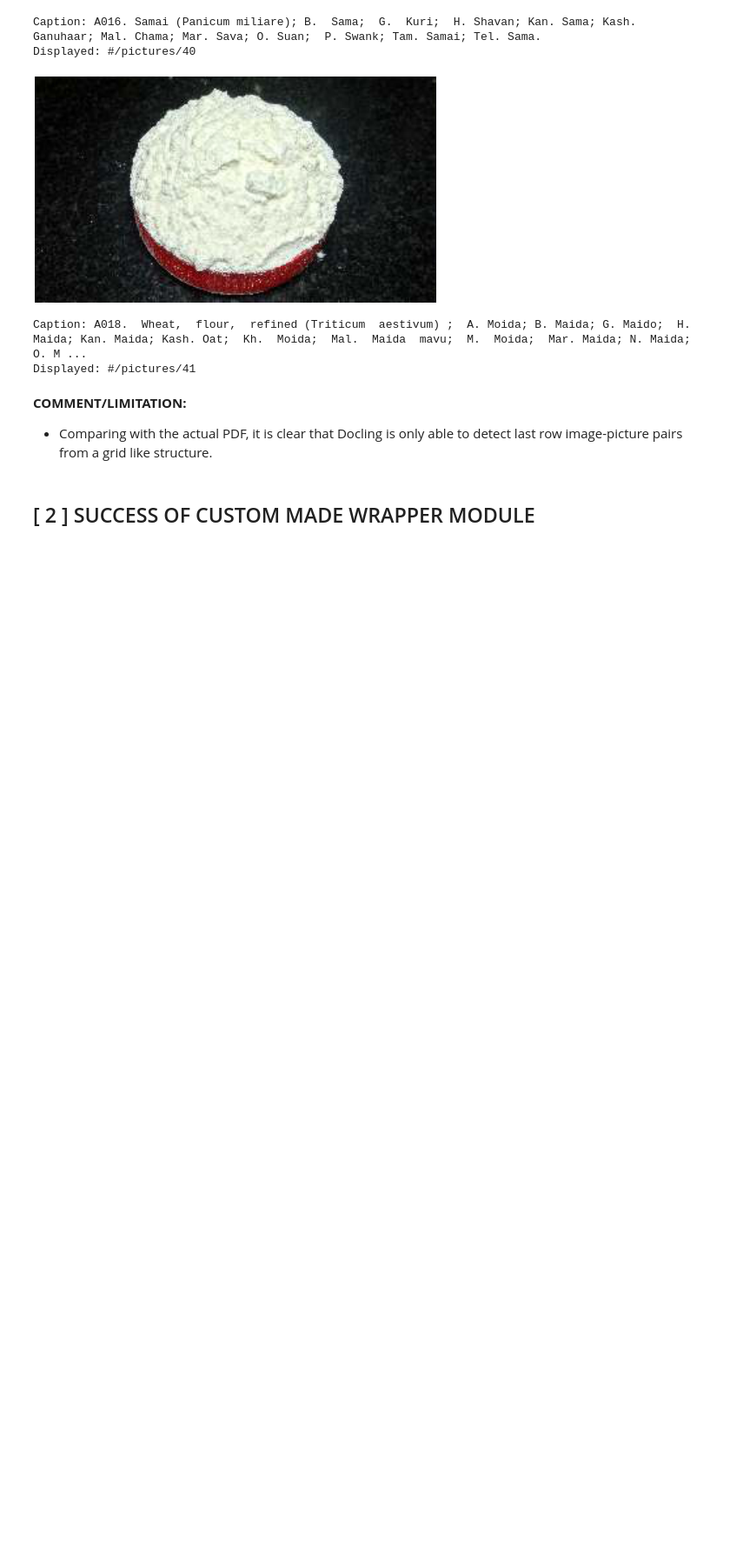
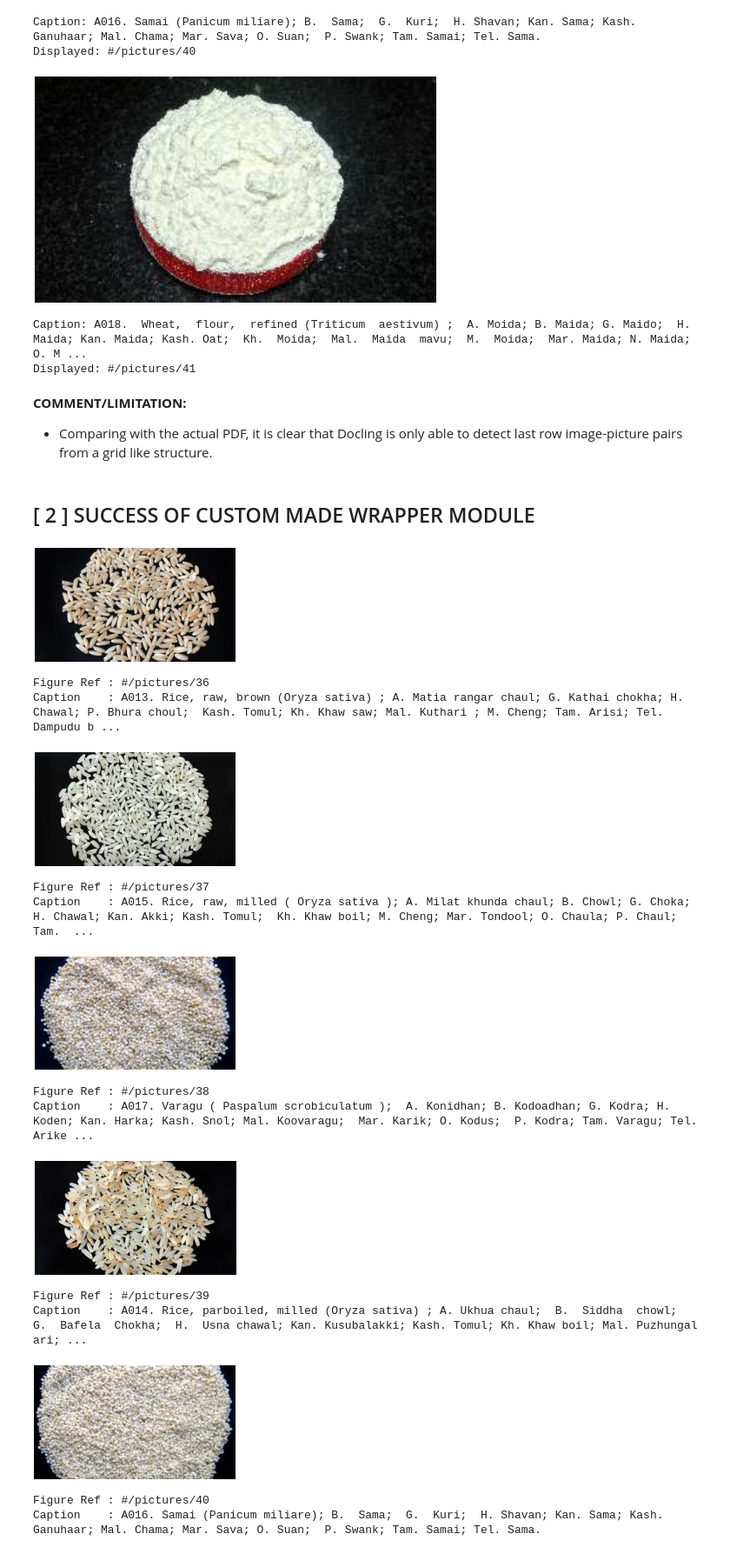
Before and after one commit to rakeshkr-code/iid-platform, a Jupyter notebook: experiments/experiments_5.ipynb, the cells around one changed output. Shown at 87% size. Drawn from its saved outputs; the diff is of its cells as text; code cells hidden in the pictures; blank space fills up the shorter version.

```diff
--- a/experiments/experiments_5.ipynb
+++ b/experiments/experiments_5.ipynb
@@ -246,0 +249,24 @@ Displayed: #/pictures/41
+# %%
+export_page_figures(
+    doc,
+    fitz_pdf,
+    page_no=480,
+    zoom=1,
+    mode="display",
+)
+# %% [output]
+[figure, added]
+Figure Ref : #/pictures/36
+Caption    : A013. Rice, raw, brown (Oryza sativa) ; A. Matia rangar chaul; G. Kathai chokha; H. Chawal; P. Bhura choul;  Kash. Tomul; Kh. Khaw saw; Mal. Kuthari ; M. Cheng; Tam. Arisi; Tel. Dampudu b ...
+[figure, added]
+Figure Ref : #/pictures/37
+Caption    : A015. Rice, raw, milled ( Oryza sativa ); A. Milat khunda chaul; B. Chowl; G. Choka; H. Chawal; Kan. Akki; Kash. Tomul;  Kh. Khaw boil; M. Cheng; Mar. Tondool; O. Chaula; P. Chaul;  Tam.  ...
+[figure, added]
+Figure Ref : #/pictures/38
+Caption    : A017. Varagu ( Paspalum scrobiculatum );  A. Konidhan; B. Kodoadhan; G. Kodra; H. Koden; Kan. Harka; Kash. Snol; Mal. Koovaragu;  Mar. Karik; O. Kodus;  P. Kodra; Tam. Varagu; Tel.  Arike ...
+[figure, added]
+Figure Ref : #/pictures/39
+Caption    : A014. Rice, parboiled, milled (Oryza sativa) ; A. Ukhua chaul;  B.  Siddha  chowl;  G.  Bafela  Chokha;  H.  Usna chawal; Kan. Kusubalakki; Kash. Tomul; Kh. Khaw boil; Mal. Puzhungal ari; ...
+[figure, added]
+Figure Ref : #/pictures/40
+Caption    : A016. Samai (Panicum miliare); B.  Sama;  G.  Kuri;  H. Shavan; Kan. Sama; Kash. Ganuhaar; Mal. Chama; Mar. Sava; O. Suan;  P. Swank; Tam. Samai; Tel. Sama.
```
Also changed, not shown: parts of 7 cells of this notebook.
